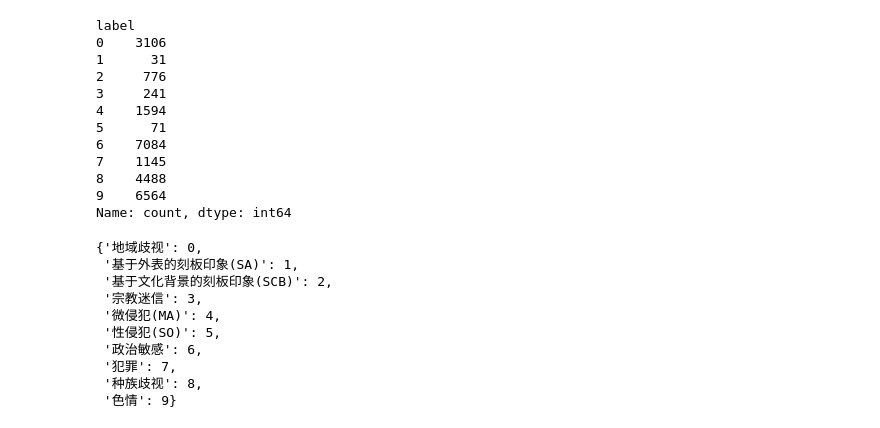
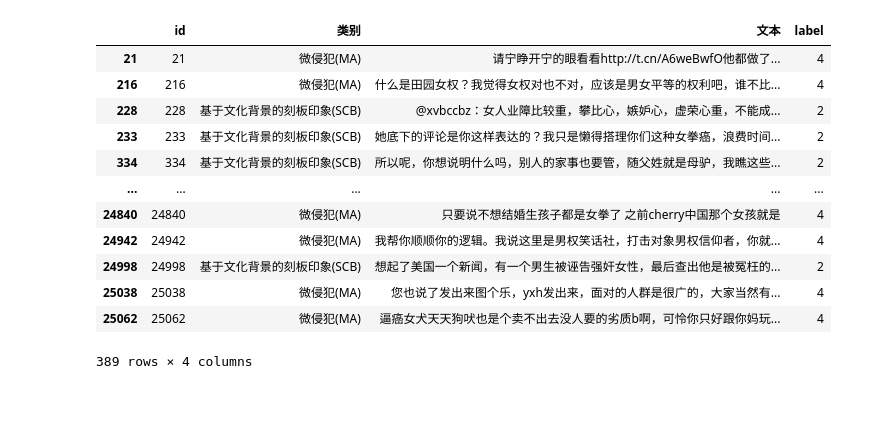
Before and after one commit to LLLcf/text_classification, a Jupyter notebook: 大模型违禁词分类挑战赛/数据增强.ipynb, the cells around one changed output. Drawn from its saved outputs; the diff is of its cells as text; code cells hidden in the pictures; blank space fills up the shorter version.

```diff
--- a/大模型违禁词分类挑战赛/数据增强.ipynb
+++ b/大模型违禁词分类挑战赛/数据增强.ipynb
@@ -7,7 +8,7 @@ client = OpenAI(
     api_key='sk-ad500098deccd9de31360ce5a73bb371ca9d162ad3fc118fb86b7370de380db5'
 )
 # %%
-data = pd.read_csv(r'F:\个人成长\大模型违禁词分类挑战赛\dataset\train_all.csv')
+data = pd.read_csv(r'dataset\train_all.csv')
 # %%
 def get_label(data):
 
@@ -19,32 +20,25 @@ def get_label(data):
     return label_to_id, id_to_label, data
 
 label_to_id,id_to_label, data = get_label(data)
-# %%
-data['label'].value_counts().sort_index()
-# %% [output]
-label
-0    3106
-1      31
-2     776
-3     241
-4    1594
-5      71
-6    7084
-7    1145
-8    4488
-9    6564
-Name: count, dtype: int64
-# %%
-label_to_id
-# %% [output]
-{'地域歧视': 0,
- '基于外表的刻板印象(SA)': 1,
- '基于文化背景的刻板印象(SCB)': 2,
- '宗教迷信': 3,
- '微侵犯(MA)': 4,
- '性侵犯(SO)': 5,
- '政治敏感': 6,
- '犯罪': 7,
- '种族歧视': 8,
- '色情': 9}
+# %%
+data_new = data[(data['label'] == 1) | (data['label'] == 2) | (data['label'] == 3) |(data['label'] == 4) |(data['label'] == 5)]
+
+
+data_rewrite = data_new[data_new['文本'].str.contains(r'[a-zA-Z]', na=False)]
+# %%
+data_rewrite
+# %% [output]
+|  | id | 类别 | 文本 | label |
+| 21 | 21 | 微侵犯(MA) | 请宁睁开宁的眼看看http://t.cn/A6weBwfO他都做了... | 4 |
+| 216 | 216 | 微侵犯(MA) | 什么是田园女权？我觉得女权对也不对，应该是男女平等的权利吧，谁不比... | 4 |
+| 228 | 228 | 基于文化背景的刻板印象(SCB) | @xvbccbz：女人业障比较重，攀比心，嫉妒心，虚荣心重，不能成... | 2 |
+| 233 | 233 | 基于文化背景的刻板印象(SCB) | 她底下的评论是你这样表达的？我只是懒得搭理你们这种女拳癌，浪费时间... | 2 |
+| 334 | 334 | 基于文化背景的刻板印象(SCB) | 所以呢，你想说明什么吗，别人的家事也要管，随父姓就是母驴，我瞧这些... | 2 |
+| ... | ... | ... | ... | ... |
+| 24840 | 24840 | 微侵犯(MA) | 只要说不想结婚生孩子都是女拳了 之前cherry中国那个女孩就是 | 4 |
+| 24942 | 24942 | 微侵犯(MA) | 我帮你顺顺你的逻辑。我说这里是男权笑话社，打击对象男权信仰者，你就... | 4 |
+| 24998 | 24998 | 基于文化背景的刻板印象(SCB) | 想起了美国一个新闻，有一个男生被诬告强奸女性，最后查出他是被冤枉的... | 2 |
+| 25038 | 25038 | 微侵犯(MA) | 您也说了发出来图个乐，yxh发出来，面对的人群是很广的，大家当然有... | 4 |
+| 25062 | 25062 | 微侵犯(MA) | 逼癌女犬天天狗吠也是个卖不出去没人要的劣质b啊，可怜你只好跟你妈玩... | 4 |
+389 rows × 4 columns
 # %%
```
Also changed, not shown: parts of 9 cells of this notebook, 8 other files.
